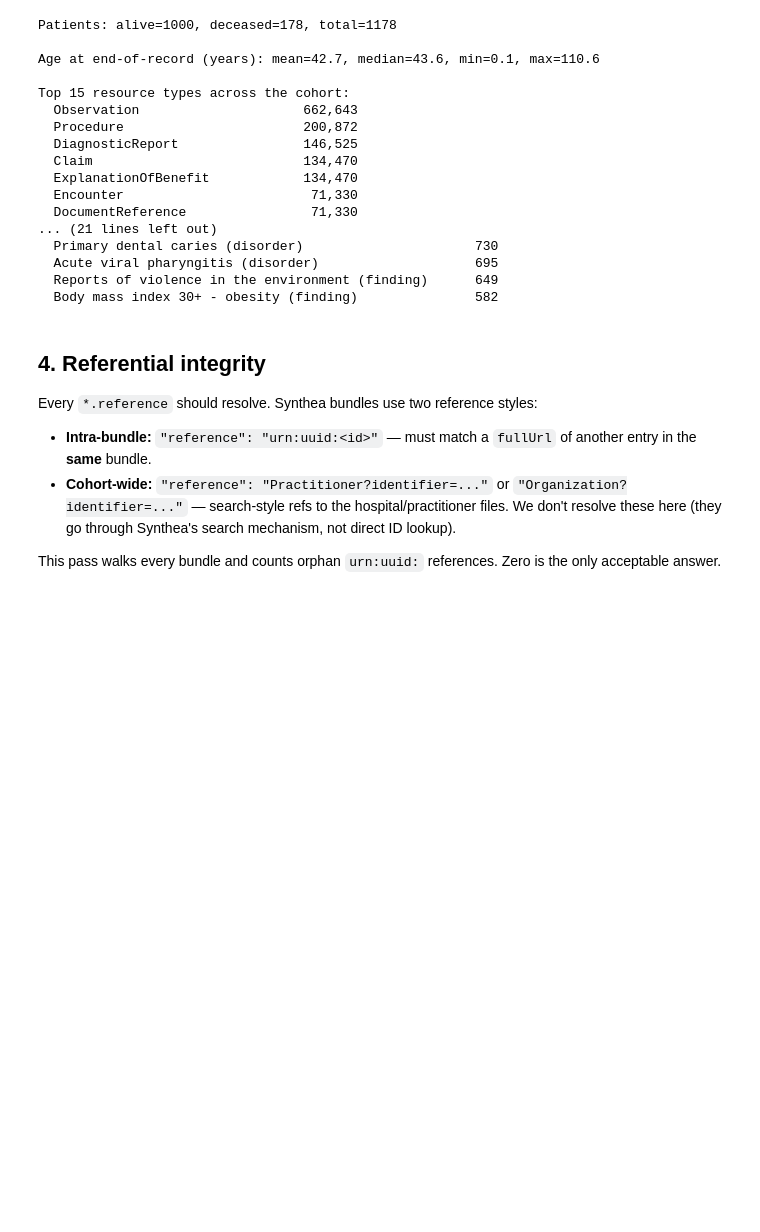
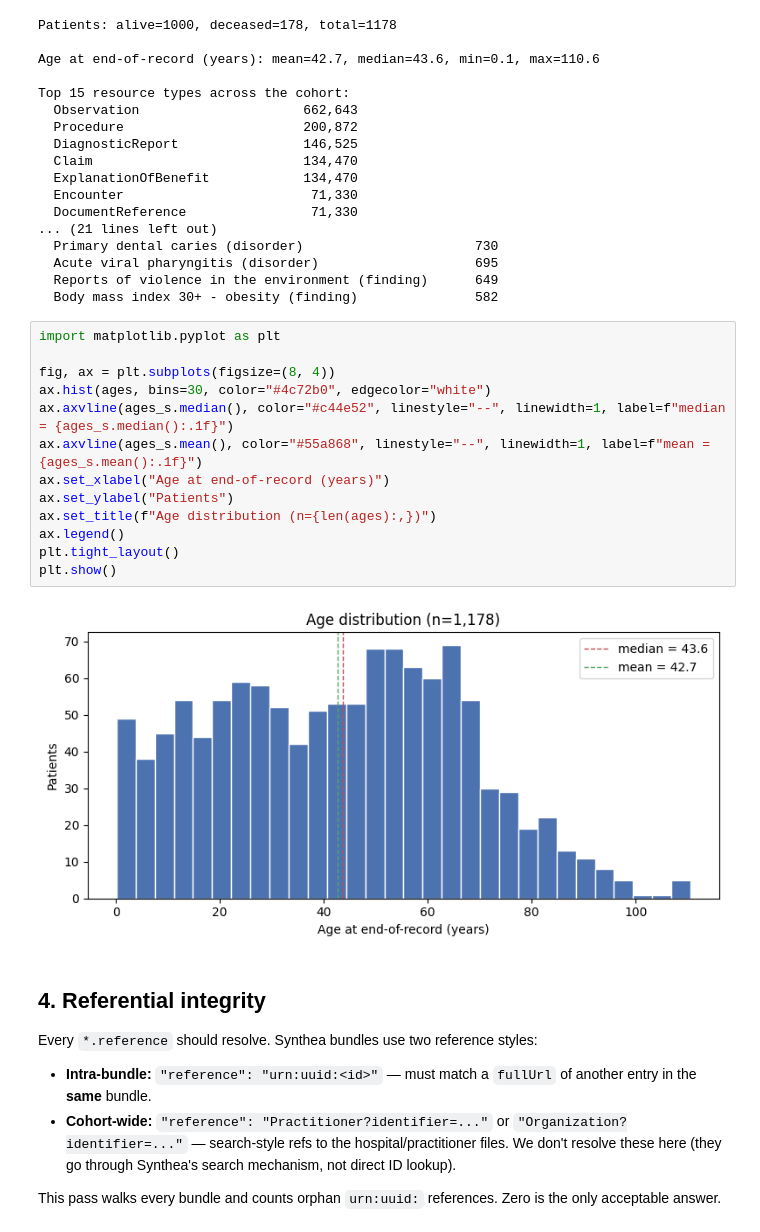
Before and after one commit to AbemKW/EXAI-KG, a Jupyter notebook: notebooks/P1_Wk1_validation.ipynb, the cells around one changed output. Drawn from its saved outputs; the diff is of its cells as text; blank space fills up the shorter version.

Commit message:
updates for visuals;re-ran notebooks

```diff
--- a/notebooks/P1_Wk1_validation.ipynb
+++ b/notebooks/P1_Wk1_validation.ipynb
@@ -171,6 +171,21 @@ Top 15 resource types across the cohort:
   Acute viral pharyngitis (disorder)                    695
   Reports of violence in the environment (finding)      649
   Body mass index 30+ - obesity (finding)               582
+# %%
+import matplotlib.pyplot as plt
+
+fig, ax = plt.subplots(figsize=(8, 4))
+ax.hist(ages, bins=30, color="#4c72b0", edgecolor="white")
+ax.axvline(ages_s.median(), color="#c44e52", linestyle="--", linewidth=1, label=f"median = {ages_s.median():.1f}")
+ax.axvline(ages_s.mean(), color="#55a868", linestyle="--", linewidth=1, label=f"mean = {ages_s.mean():.1f}")
+ax.set_xlabel("Age at end-of-record (years)")
+ax.set_ylabel("Patients")
+ax.set_title(f"Age distribution (n={len(ages):,})")
+ax.legend()
+plt.tight_layout()
+plt.show()
+# %% [output]
+[figure, added]
 # %% [markdown]
 ## 4. Referential integrity
 
```
Also changed, not shown: parts of 2 cells of this notebook, 1 other file.
